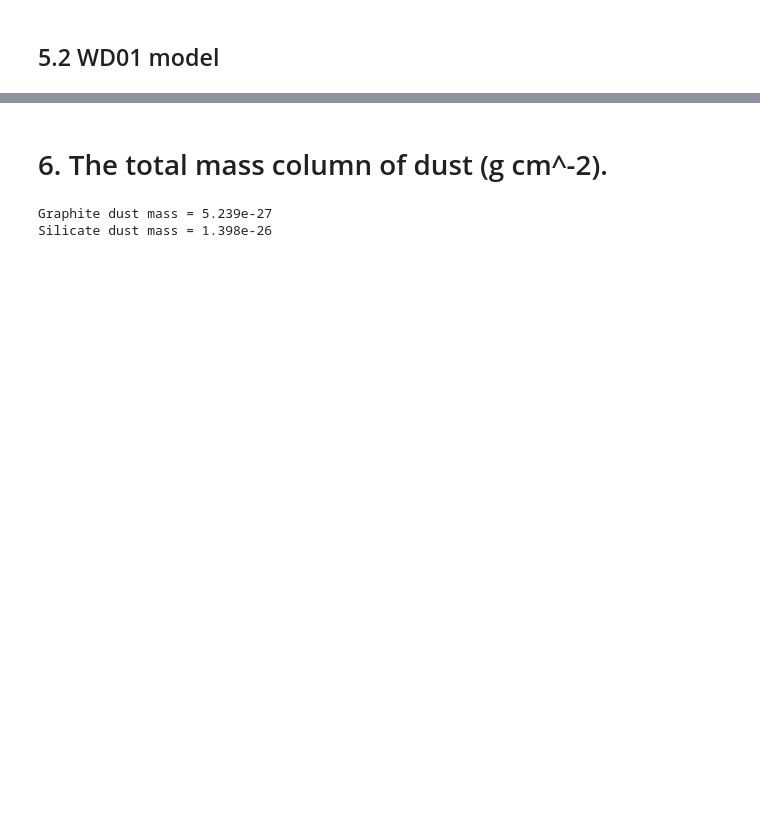
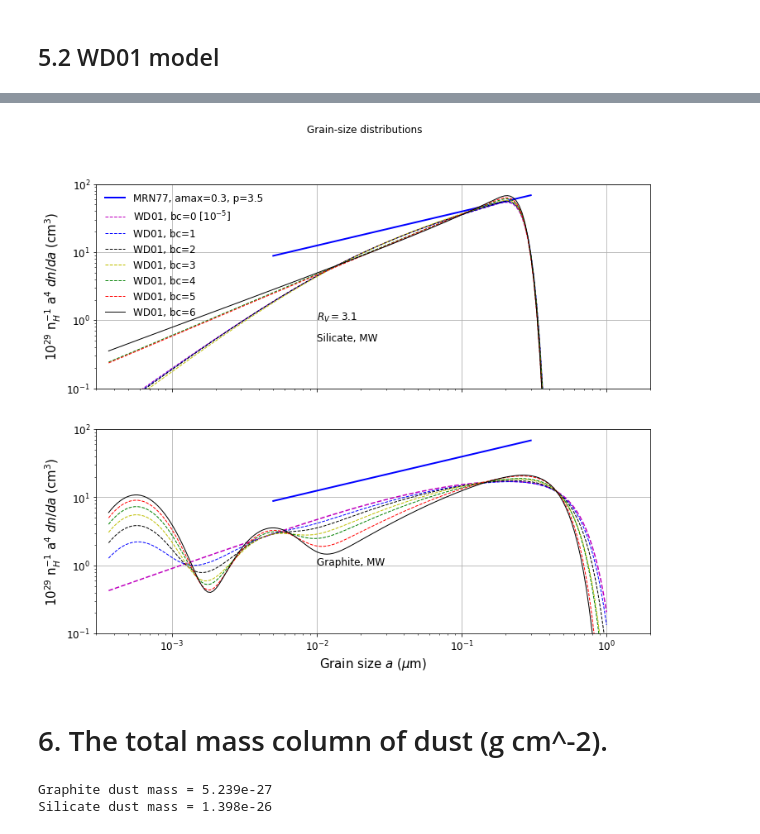
Before and after one commit to nv-hiep/dust_scattering, a Jupyter notebook: grain_size_distribution.ipynb, the cells around one changed output, grey strips where cells are left out. Drawn from its saved outputs; the diff is of its cells as text; code cells hidden in the pictures; blank space fills up the shorter version.

```diff
--- a/grain_size_distribution.ipynb
+++ b/grain_size_distribution.ipynb
@@ -94 +118,18 @@ WD01_MW_sil_bc6 = sizedist.WD01(graintype='Silicate', bc=6.)
+# %%
+# WD2001 models
+WD01_MW_sil     = sizedist.WD01(graintype='Silicate')
+WD01_MW_sil_bc1 = sizedist.WD01(graintype='Silicate', bc=1.)
+WD01_MW_sil_bc2 = sizedist.WD01(graintype='Silicate', bc=2.)
+WD01_MW_sil_bc3 = sizedist.WD01(graintype='Silicate', bc=3.)
+WD01_MW_sil_bc4 = sizedist.WD01(graintype='Silicate', bc=4.)
+WD01_MW_sil_bc5 = sizedist.WD01(graintype='Silicate', bc=5.)
+WD01_MW_sil_bc6 = sizedist.WD01(graintype='Silicate', bc=6.)
+
+WD01_MW_gra     = sizedist.WD01(graintype='Graphite')
+WD01_MW_gra_bc1 = sizedist.WD01(graintype='Graphite', bc=1.)
+WD01_MW_gra_bc2 = sizedist.WD01(graintype='Graphite', bc=2.)
+WD01_MW_gra_bc3 = sizedist.WD01(graintype='Graphite', bc=3.)
+WD01_MW_gra_bc4 = sizedist.WD01(graintype='Graphite', bc=4.)
+WD01_MW_gra_bc5 = sizedist.WD01(graintype='Graphite', bc=5.)
+WD01_MW_gra_bc6 = sizedist.WD01(graintype='Graphite', bc=6.)
 # %%
@@ -119,3 +160,65 @@ plt.show()
+# %%
+# Two subplots, the axes array is 1-d
+f, axarr = plt.subplots(2, figsize=(12, 10), sharex=True)
+f.suptitle('Grain-size distributions')
+
+ax = axarr[0]
+ax.plot(MRN77_mod1.a, A*MRN77_mod1.nd*MRN77_mod1.a**4/NH, 'b-', lw=2, label='MRN77, amax=' + str(MRN77_mod1.a[-1]) + ', p=3.5')
+
+ax.plot(WD01_MW_sil.a[28:], A*WD01_MW_sil.nd[28:]*WD01_MW_sil.a[28:]**4, 'm--', lw=1, label='WD01, bc=0 [$10^{-5}$]')
+
+ax.plot(WD01_MW_sil_bc1.a[28:], A*WD01_MW_sil_bc1.nd[28:]*WD01_MW_sil_bc1.a[28:]**4, 'b--', lw=1, label='WD01, bc=1')
+ax.plot(WD01_MW_sil_bc2.a[28:], A*WD01_MW_sil_bc2.nd[28:]*WD01_MW_sil_bc2.a[28:]**4, 'k--', lw=1, label='WD01, bc=2')
+ax.plot(WD01_MW_sil_bc3.a[28:], A*WD01_MW_sil_bc3.nd[28:]*WD01_MW_sil_bc3.a[28:]**4, 'y--', lw=1, label='WD01, bc=3')
+ax.plot(WD01_MW_sil_bc4.a[28:], A*WD01_MW_sil_bc4.nd[28:]*WD01_MW_sil_bc4.a[28:]**4, 'g--', lw=1, label='WD01, bc=4')
+ax.plot(WD01_MW_sil_bc5.a[28:], A*WD01_MW_sil_bc5.nd[28:]*WD01_MW_sil_bc5.a[28:]**4, 'r--', lw=1, label='WD01, bc=5')
+ax.plot(WD01_MW_sil_bc6.a[28:], A*WD01_MW_sil_bc6.nd[28:]*WD01_MW_sil_bc6.a[28:]**4, 'k-', lw=1, label='WD01, bc=6')
+
+ax.text(0.01, 1., r'$R_V = 3.1$', fontsize=12)
+ax.text(0.01, 0.5, r'Silicate, MW', fontsize=12)
+
+ax.set_ylabel(r'10$^{29}$ n$^{-1}_H$ a$^4$ $dn/da$ (cm$^{3}$)', size=15)
+
+ax.tick_params(labelsize=12)
+
+ax.loglog()
+ax.set_xlim(0.0003, 2.)
+ax.set_ylim(0.1, 100.)
+ax.legend(loc='upper left', frameon=False, fontsize=12)
+ax.grid()
+
+
+
+# Subplot 2
+ax = axarr[1]
+ax.plot(MRN77_mod1.a, A*MRN77_mod1.nd*MRN77_mod1.a**4/NH, 'b-', lw=2, label='')
+
+plt.plot(WD01_MW_gra.a[28:], A*WD01_MW_gra.nd[28:]*WD01_MW_gra.a[28:]**4, 'm--', label='')
+
+ax.plot(WD01_MW_gra_bc1.a[28:], A*WD01_MW_gra_bc1.nd[28:]*WD01_MW_gra_bc1.a[28:]**4, 'b--', lw=1, label='')
+ax.plot(WD01_MW_gra_bc2.a[28:], A*WD01_MW_gra_bc2.nd[28:]*WD01_MW_gra_bc2.a[28:]**4, 'k--', lw=1, label='')
+ax.plot(WD01_MW_gra_bc3.a[28:], A*WD01_MW_gra_bc3.nd[28:]*WD01_MW_gra_bc3.a[28:]**4, 'y--', lw=1, label='')
+ax.plot(WD01_MW_gra_bc4.a[28:], A*WD01_MW_gra_bc4.nd[28:]*WD01_MW_gra_bc4.a[28:]**4, 'g--', lw=1, label='')
+ax.plot(WD01_MW_gra_bc5.a[28:], A*WD01_MW_gra_bc5.nd[28:]*WD01_MW_gra_bc5.a[28:]**4, 'r--', lw=1, label='')
+ax.plot(WD01_MW_gra_bc6.a[28:], A*WD01_MW_gra_bc6.nd[28:]*WD01_MW_gra_bc6.a[28:]**4, 'k-', lw=1, label='')
+
+ax.text(0.01, 1., r'Graphite, MW', fontsize=12)
+
+ax.set_xlabel(r'Grain size $a$ ($\mu$m)', size=15)
+ax.set_ylabel(r'10$^{29}$ n$^{-1}_H$ a$^4$ $dn/da$ (cm$^{3}$)', size=15)
+
+ax.tick_params(labelsize=12)
+
+ax.loglog()
+ax.set_xlim(0.0003, 2.)
+ax.set_ylim(0.1, 100.)
+
+# ax.legend(loc='upper left', frameon=False, fontsize=12)
+ax.grid()
+
+plt.show()
+# %% [output]
+[figure, added]
 # %% [markdown]
 # 6. The total mass column of dust (g cm^-2).
 
```
Also changed, not shown: parts of 8 cells of this notebook.
